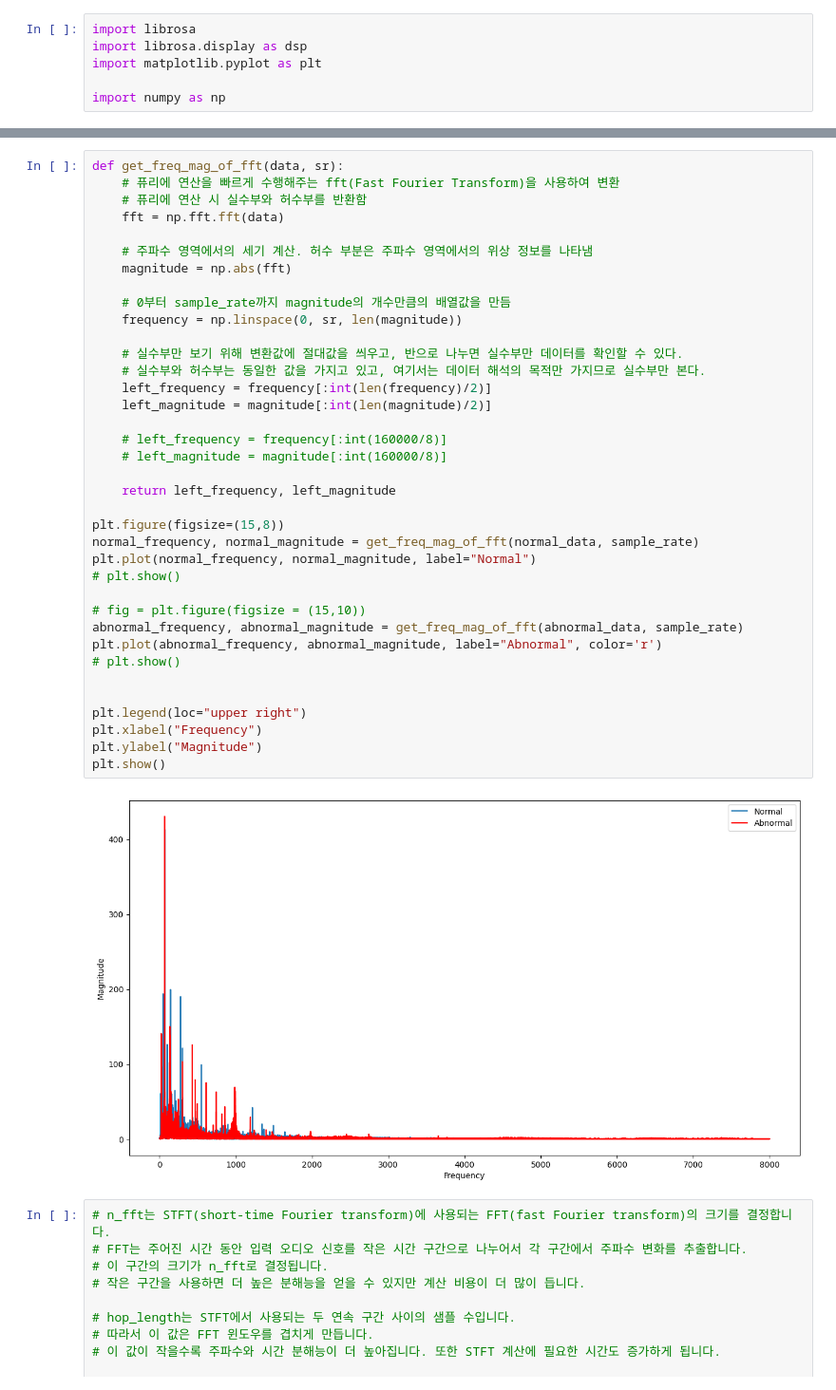
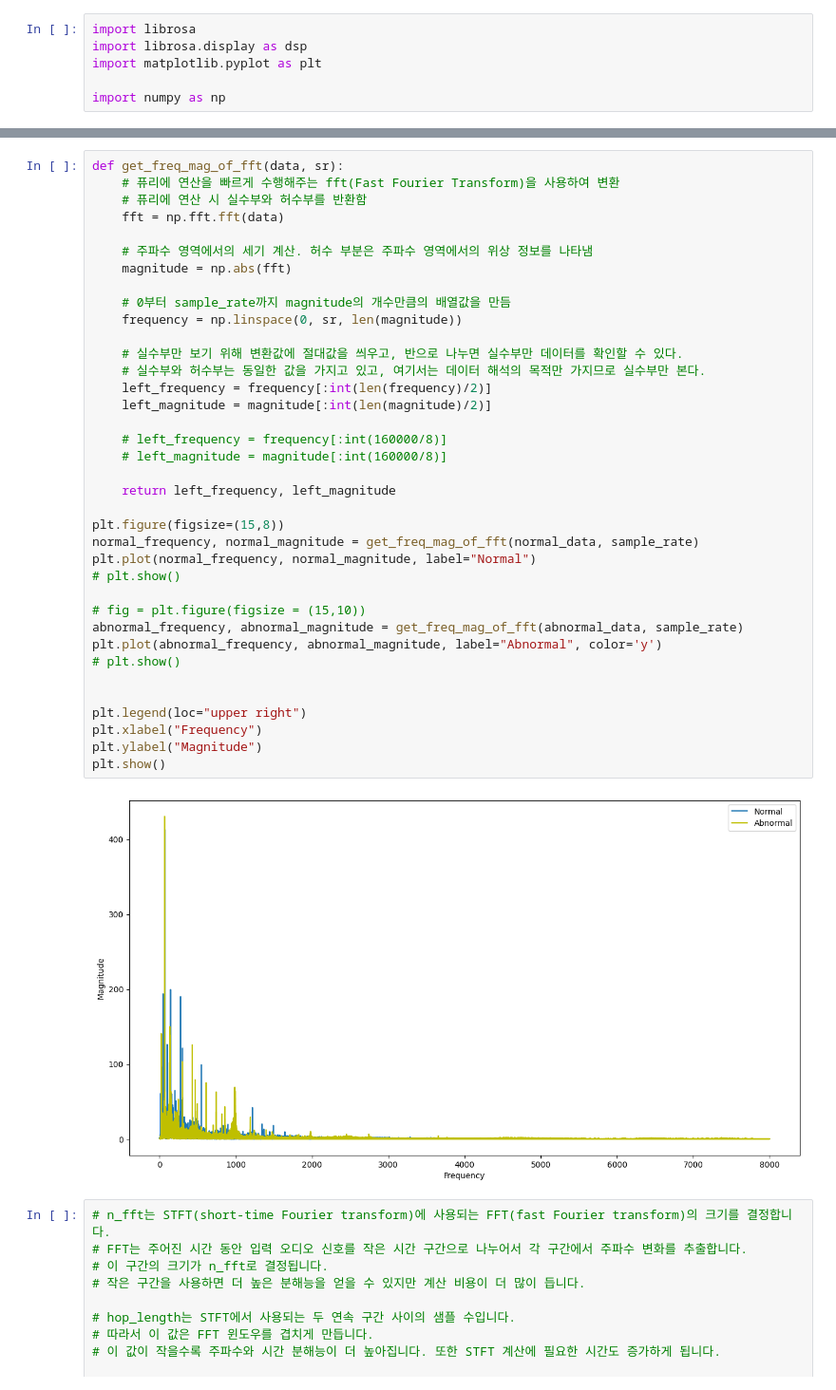
Before and after one commit to Kseorang1218/Deep-Learning-Study, a Jupyter notebook: MIMII/etc/MIMII데이터셋.ipynb, the cells around one changed output, grey strips where cells are left out. Shown at 95% size. Saved outputs shown, nothing was run; the diff lists cells and outputs as text.

```diff
--- a/MIMII/etc/MIMII데이터셋.ipynb
+++ b/MIMII/etc/MIMII데이터셋.ipynb
@@ -32,35 +32,35 @@ def get_freq_mag_of_fft(data, sr):
     magnitude = np.abs(fft)
 
     # 0부터 sample_rate까지 magnitude의 개수만큼의 배열값을 만듬
     frequency = np.linspace(0, sr, len(magnitude))
 
     # 실수부만 보기 위해 변환값에 절대값을 씌우고, 반으로 나누면 실수부만 데이터를 확인할 수 있다.
     # 실수부와 허수부는 동일한 값을 가지고 있고, 여기서는 데이터 해석의 목적만 가지므로 실수부만 본다.
     left_frequency = frequency[:int(len(frequency)/2)]
     left_magnitude = magnitude[:int(len(magnitude)/2)]
 
     # left_frequency = frequency[:int(160000/8)]
     # left_magnitude = magnitude[:int(160000/8)]
 
     return left_frequency, left_magnitude
 
 plt.figure(figsize=(15,8))
 normal_frequency, normal_magnitude = get_freq_mag_of_fft(normal_data, sample_rate)
 plt.plot(normal_frequency, normal_magnitude, label="Normal")
 # plt.show()
 
 # fig = plt.figure(figsize = (15,10))
 abnormal_frequency, abnormal_magnitude = get_freq_mag_of_fft(abnormal_data, sample_rate)
-plt.plot(abnormal_frequency, abnormal_magnitude, label="Abnormal", color='r')
+plt.plot(abnormal_frequency, abnormal_magnitude, label="Abnormal", color='y')
 # plt.show()
 
 
 plt.legend(loc="upper right")
 plt.xlabel("Frequency")
 plt.ylabel("Magnitude")
 plt.show()
 # %% [output]
-[figure, old version]
+[figure, new version]
 # %%
 # n_fft는 STFT(short-time Fourier transform)에 사용되는 FFT(fast Fourier transform)의 크기를 결정합니다.
 # FFT는 주어진 시간 동안 입력 오디오 신호를 작은 시간 구간으로 나누어서 각 구간에서 주파수 변화를 추출합니다.
```
Also changed, not shown: parts of 2 cells of this notebook.
